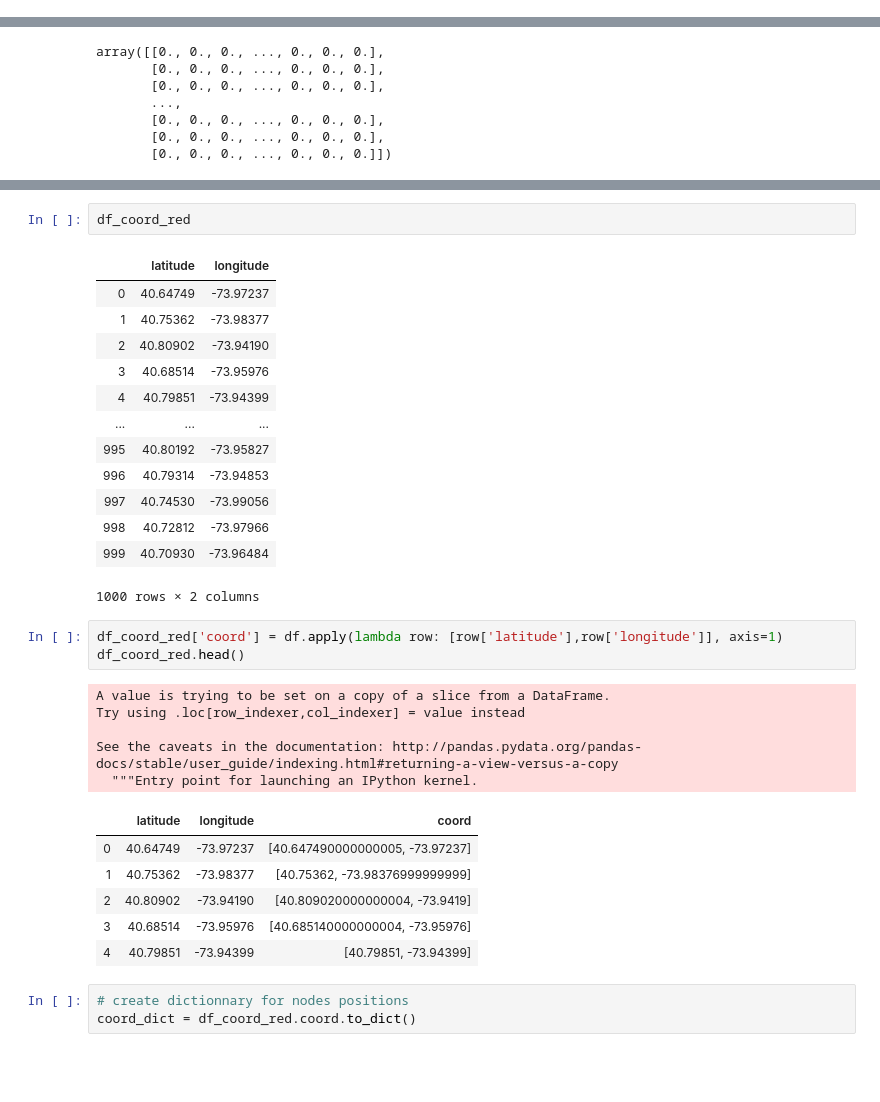
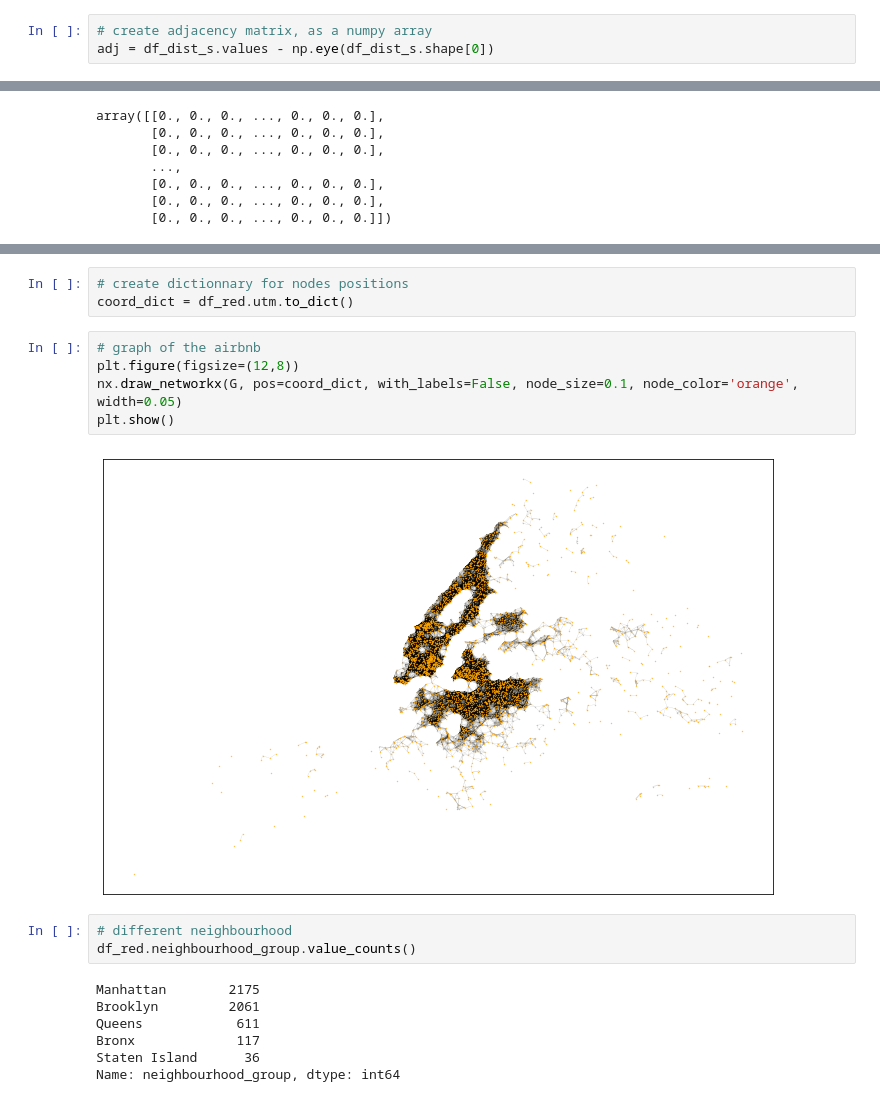
Before and after one commit to sylvainlugeon/labagarre, a Jupyter notebook: AIRBNB.ipynb, the cells around one changed output, grey strips where cells are left out. Drawn from its saved outputs; the diff is of its cells as text; blank space fills up the shorter version.

```diff
--- a/AIRBNB.ipynb
+++ b/AIRBNB.ipynb
@@ -93,3 +98,6 @@ adj = df_dist_s.values
+# %%
+# create adjacency matrix, as a numpy array
+adj = df_dist_s.values - np.eye(df_dist_s.shape[0])
 # %%
 adj
 # %% [output]
@@ -110,34 +123,20 @@ G.size()
-# %%
-df_coord_red
-# %% [output]
-|  | latitude | longitude |
-| 0 | 40.64749 | -73.97237 |
-| 1 | 40.75362 | -73.98377 |
-| 2 | 40.80902 | -73.94190 |
-| 3 | 40.68514 | -73.95976 |
-| 4 | 40.79851 | -73.94399 |
-| ... | ... | ... |
-| 995 | 40.80192 | -73.95827 |
-| 996 | 40.79314 | -73.94853 |
-| 997 | 40.74530 | -73.99056 |
-| 998 | 40.72812 | -73.97966 |
-| 999 | 40.70930 | -73.96484 |
-1000 rows × 2 columns
-# %%
-df_coord_red['coord'] = df.apply(lambda row: [row['latitude'],row['longitude']], axis=1)
-df_coord_red.head()
-# %% [output]
-A value is trying to be set on a copy of a slice from a DataFrame.
-Try using .loc[row_indexer,col_indexer] = value instead
-
-See the caveats in the documentation: http://pandas.pydata.org/pandas-docs/stable/user_guide/indexing.html#returning-a-view-versus-a-copy
-  """Entry point for launching an IPython kernel.
-|  | latitude | longitude | coord |
-| 0 | 40.64749 | -73.97237 | [40.647490000000005, -73.97237] |
-| 1 | 40.75362 | -73.98377 | [40.75362, -73.98376999999999] |
-| 2 | 40.80902 | -73.94190 | [40.809020000000004, -73.9419] |
-| 3 | 40.68514 | -73.95976 | [40.685140000000004, -73.95976] |
-| 4 | 40.79851 | -73.94399 | [40.79851, -73.94399] |
 # %%
 # create dictionnary for nodes positions
-coord_dict = df_coord_red.coord.to_dict()
+coord_dict = df_red.utm.to_dict()
+# %%
+# graph of the airbnb
+plt.figure(figsize=(12,8))
+nx.draw_networkx(G, pos=coord_dict, with_labels=False, node_size=0.1, node_color='orange', width=0.05)
+plt.show()
+# %% [output]
+[figure, added]
+# %%
+# different neighbourhood
+df_red.neighbourhood_group.value_counts()
+# %% [output]
+Manhattan        2175
+Brooklyn         2061
+Queens            611
+Bronx             117
+Staten Island      36
+Name: neighbourhood_group, dtype: int64
```
Also changed, not shown: parts of 34 cells of this notebook, 1 other file.
